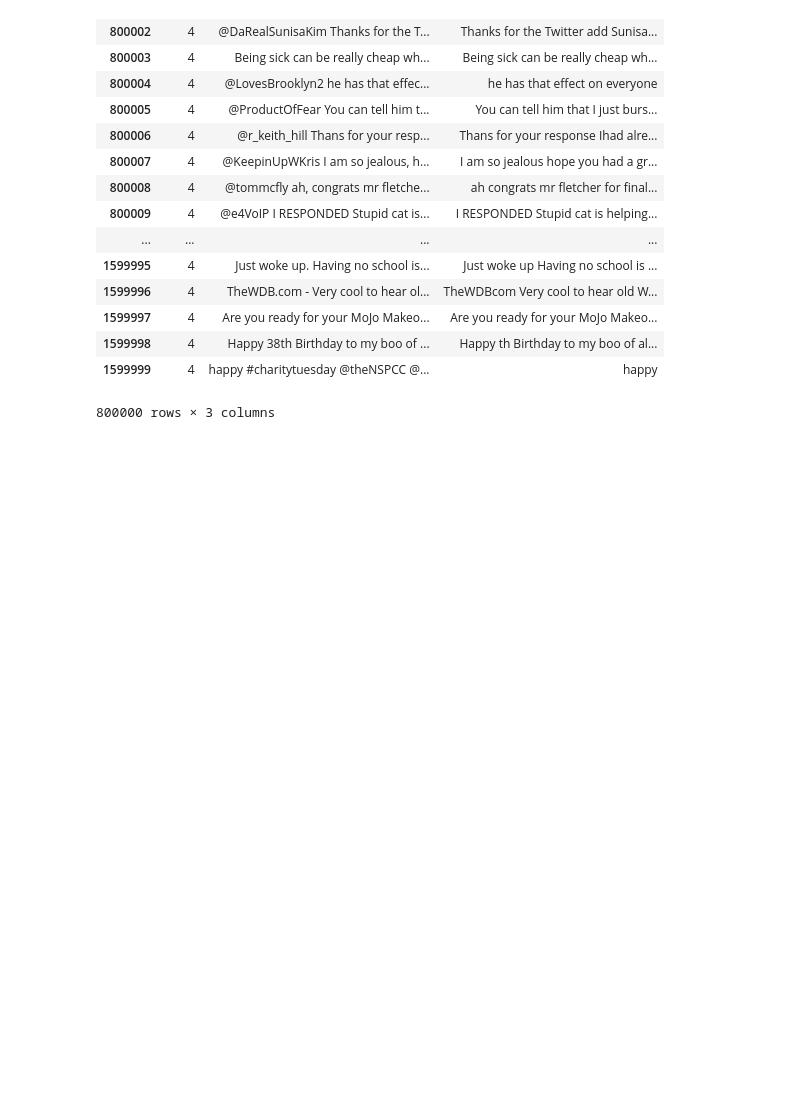
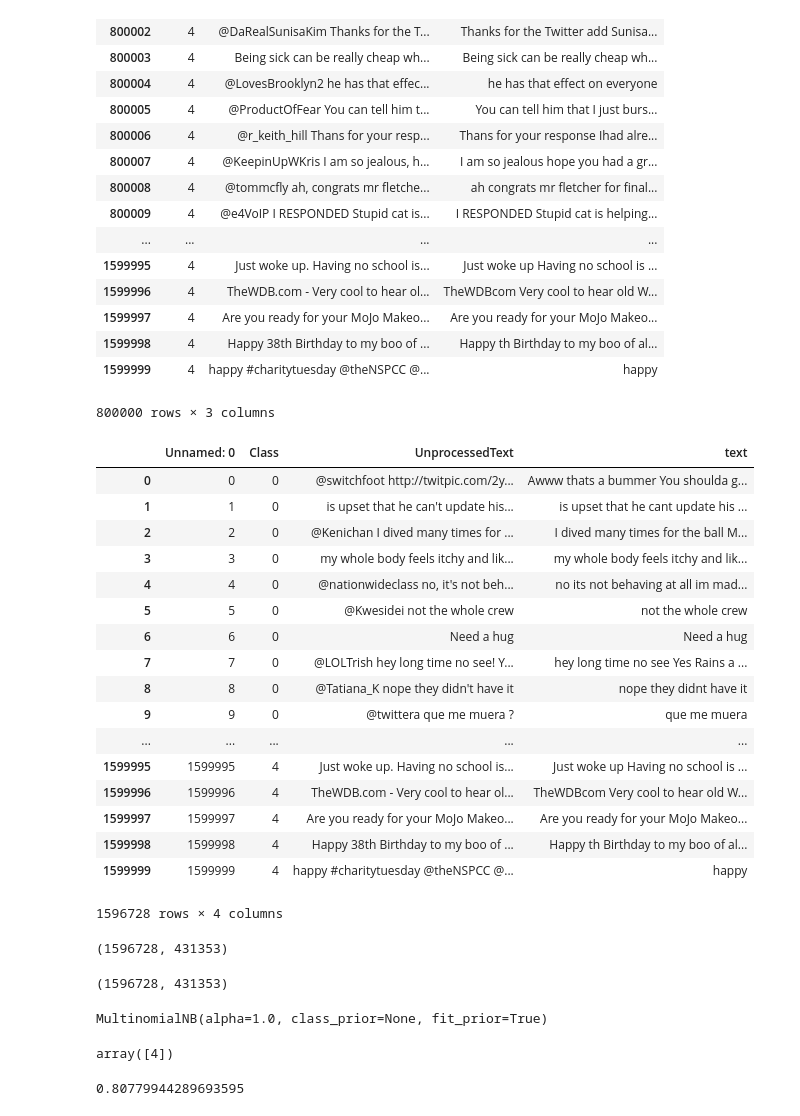
Before and after one commit to akmehra/AML-FinalProject, a Jupyter notebook: TweeterSentimentAnalysis.ipynb, the cells around one changed output. Drawn from its saved outputs; the diff is of its cells as text; code cells hidden in the pictures; blank space fills up the shorter version.

```diff
--- a/TweeterSentimentAnalysis.ipynb
+++ b/TweeterSentimentAnalysis.ipynb
@@ -96,0 +96,68 @@ df_test.to_csv("finalprocessing_test.csv")
+# %%
+import pandas as pd
+#df_train.to_csv("finalprocessing.csv")
+#df_test.to_csv("finalprocessing_test.csv")
+
+df_train = pd.read_csv('finalprocessing.csv', encoding='ISO-8859-1')
+df_test = pd.read_csv('finalprocessing_test.csv', encoding='ISO-8859-1')
+
+df_train = df_train[df_train.text.notnull()]
+df_train
+# %% [output]
+|  | Unnamed: 0 | Class | UnprocessedText | text |
+| 0 | 0 | 0 | @switchfoot http://twitpic.com/2y... | Awww thats a bummer You shoulda g... |
+| 1 | 1 | 0 | is upset that he can't update his... | is upset that he cant update his ... |
+| 2 | 2 | 0 | @Kenichan I dived many times for ... | I dived many times for the ball M... |
+| 3 | 3 | 0 | my whole body feels itchy and lik... | my whole body feels itchy and lik... |
+| 4 | 4 | 0 | @nationwideclass no, it's not beh... | no its not behaving at all im mad... |
+| 5 | 5 | 0 | @Kwesidei not the whole crew | not the whole crew |
+| 6 | 6 | 0 | Need a hug | Need a hug |
+| 7 | 7 | 0 | @LOLTrish hey long time no see! Y... | hey long time no see Yes Rains a ... |
+| 8 | 8 | 0 | @Tatiana_K nope they didn't have it | nope they didnt have it |
+| 9 | 9 | 0 | @twittera que me muera ? | que me muera |
+| ... | ... | ... | ... | ... |
+| 1599995 | 1599995 | 4 | Just woke up. Having no school is... | Just woke up Having no school is ... |
+| 1599996 | 1599996 | 4 | TheWDB.com - Very cool to hear ol... | TheWDBcom Very cool to hear old W... |
+| 1599997 | 1599997 | 4 | Are you ready for your MoJo Makeo... | Are you ready for your MoJo Makeo... |
+| 1599998 | 1599998 | 4 | Happy 38th Birthday to my boo of ... | Happy th Birthday to my boo of al... |
+| 1599999 | 1599999 | 4 | happy #charitytuesday @theNSPCC @... | happy |
+1596728 rows × 4 columns
+# %%
+from sklearn.feature_extraction.text import CountVectorizer
+
+count_vect = CountVectorizer(stop_words='english', lowercase=True)
+X_train_counts = count_vect.fit_transform(df_train['text'])
+X_train_counts.shape
+# %% [output]
+(1596728, 431353)
+# %%
+from sklearn.feature_extraction.text import TfidfTransformer
+
+tfidf_transformer = TfidfTransformer()
+X_train_tfidf = tfidf_transformer.fit_transform(X_train_counts)
+X_train_tfidf.shape
+# %% [output]
+(1596728, 431353)
+# %%
+from sklearn.naive_bayes import MultinomialNB
+from numpy import array
+import numpy as np
+
+df_list = array(df_train['Class'].tolist())
+df_list
+
+#x= np.random.randint(5, size=(6,100))
+#y = np.array([1,2,3,4,5,6])
+
+# dflist = df_train['Class'].tolist()
+# df_final = df_train.as_matrix(columns=['Class'])
+# X_train_tfidf
+clf = MultinomialNB()
+clf.fit(X_train_tfidf,df_list)
+
+
+
+#print (clf.predict(x[2:3]))
+#dflist
+# %% [output]
+MultinomialNB(alpha=1.0, class_prior=None, fit_prior=True)
@@ -96,0 +171,4 @@ df_test.to_csv("finalprocessing_test.csv")
+# %%
+predicted
+# %% [output]
+array([4])
@@ -96,0 +182,5 @@ df_test.to_csv("finalprocessing_test.csv")
+# %%
+df_test_list = array(df_test['Class'].tolist())
+np.mean(predicted ==  df_test_list)
+# %% [output]
+0.80779944289693595
```
Also changed, not shown: parts of 9 cells of this notebook, 1 other file.
